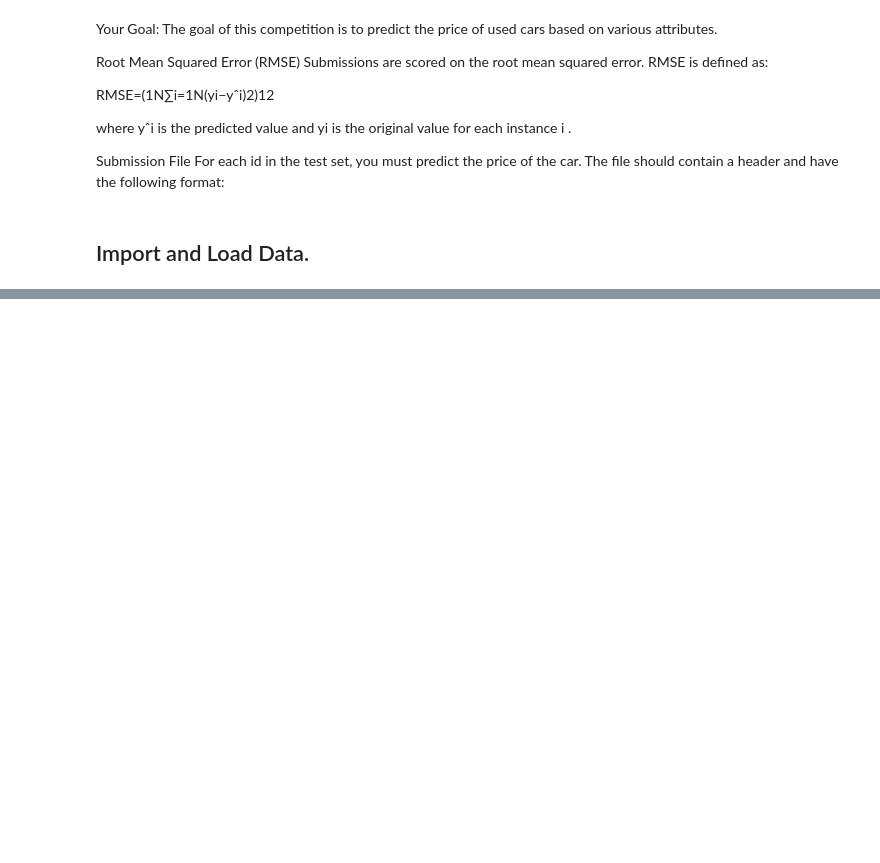
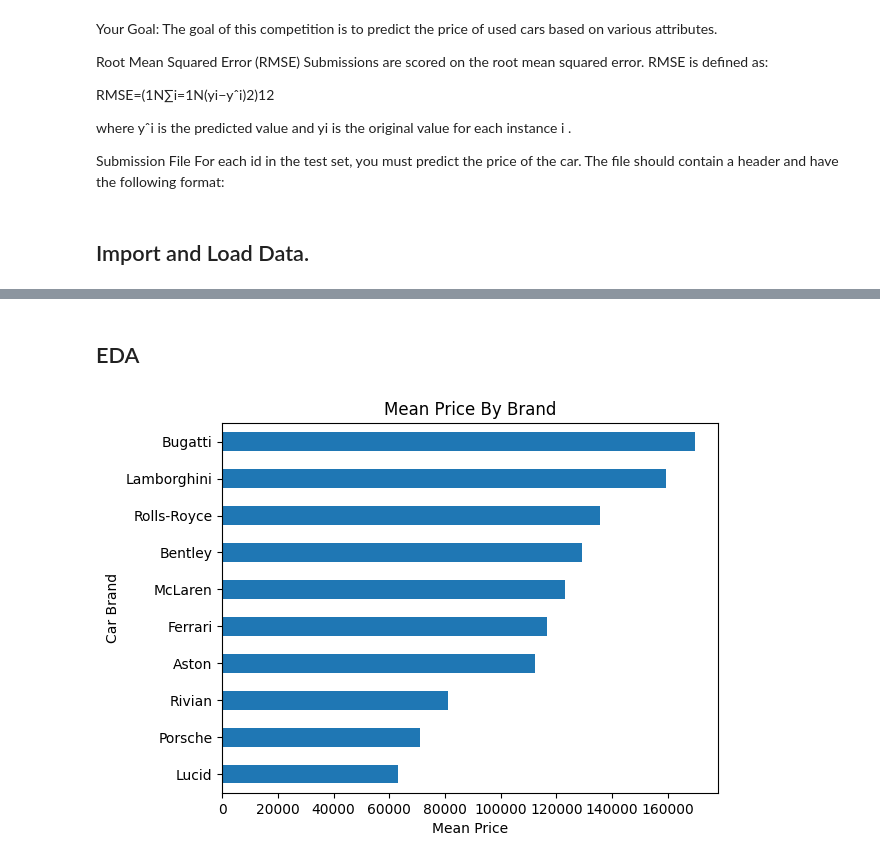
Before and after one commit to Hopesb/Used-Car, a Jupyter notebook: used-cars.ipynb, the cells around one changed output, grey strips where cells are left out. Cells and saved outputs as stored; diff of their text form; code cells hidden in the pictures; blank space fills up the shorter version.

```diff
--- a/used-cars.ipynb
+++ b/used-cars.ipynb
@@ -114,0 +173,11 @@ dtype: int64
+# %% [markdown]
+## EDA
+# %%
+n_top = 10
+brand_price = df["price"].groupby(df["brand"]).mean()
+brand_price.sort_values().tail(n_top).plot(kind="barh")
+plt.ylabel("Car Brand")
+plt.xlabel("Mean Price")
+plt.title("Mean Price By Brand");
+# %% [output]
+[figure, added]
```
Also changed, not shown: parts of 26 cells of this notebook.
